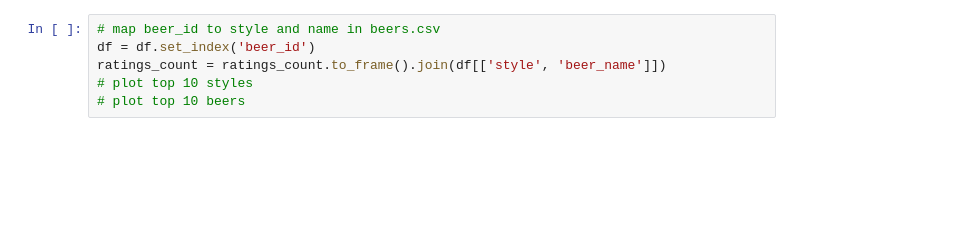
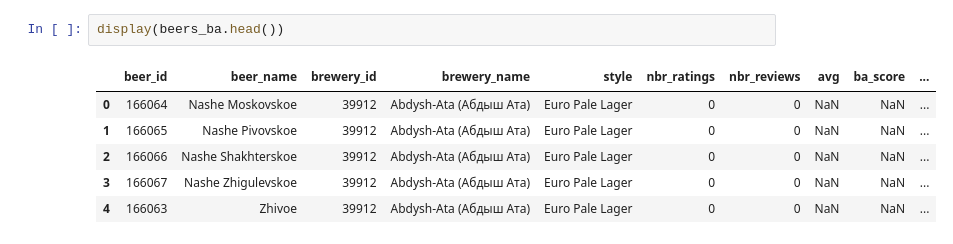
Before and after one commit to epfl-ada/ada-2024-project-databrewers, a Jupyter notebook: marin.ipynb, the cells around one changed output. Saved outputs shown, nothing was run; the diff lists cells and outputs as text; blank space fills up the shorter version.

```diff
--- a/marin.ipynb
+++ b/marin.ipynb
@@ -31,6 +90,9 @@ Index(['beer_id', 'beer_name', 'brewery_id', 'brewery_name', 'style',
-# %%
-# map beer_id to style and name in beers.csv
-df = df.set_index('beer_id')
-ratings_count = ratings_count.to_frame().join(df[['style', 'beer_name']])
-# plot top 10 styles
-# plot top 10 beers
+# %%
+display(beers_ba.head())
+# %% [output]
+|  | beer_id | beer_name | brewery_id | brewery_name | style | nbr_ratings | nbr_reviews | avg | ba_score | ... |
+| 0 | 166064 | Nashe Moskovskoe | 39912 | Abdysh-Ata (Абдыш Ата) | Euro Pale Lager | 0 | 0 | NaN | NaN | ... |
+| 1 | 166065 | Nashe Pivovskoe | 39912 | Abdysh-Ata (Абдыш Ата) | Euro Pale Lager | 0 | 0 | NaN | NaN | ... |
+| 2 | 166066 | Nashe Shakhterskoe | 39912 | Abdysh-Ata (Абдыш Ата) | Euro Pale Lager | 0 | 0 | NaN | NaN | ... |
+| 3 | 166067 | Nashe Zhigulevskoe | 39912 | Abdysh-Ata (Абдыш Ата) | Euro Pale Lager | 0 | 0 | NaN | NaN | ... |
+| 4 | 166063 | Zhivoe | 39912 | Abdysh-Ata (Абдыш Ата) | Euro Pale Lager | 0 | 0 | NaN | NaN | ... |
```
Also changed, not shown: parts of 11 cells of this notebook.
